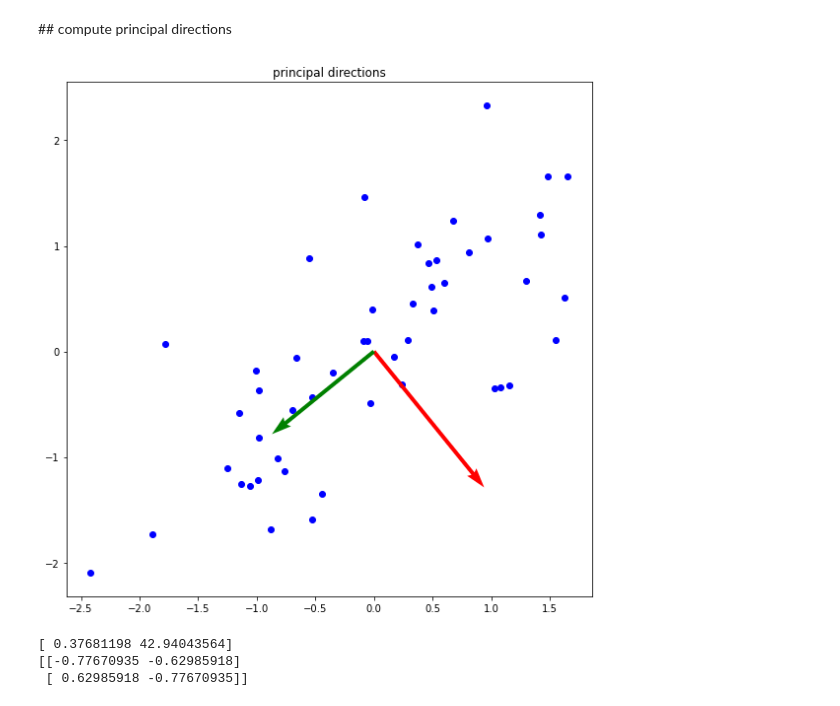
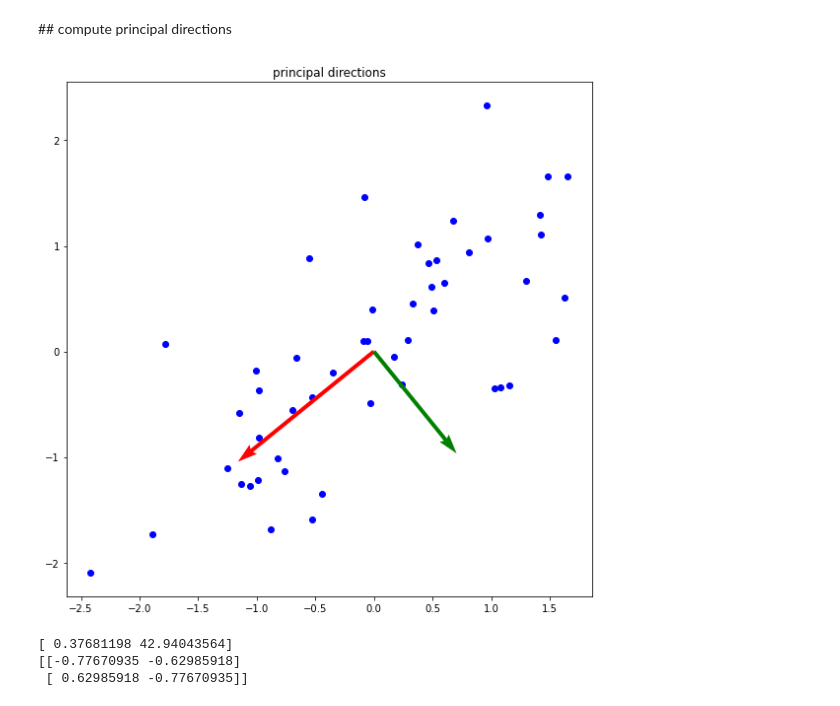
Before and after one commit to YJbonobono/assignment-machine-learning, a Jupyter notebook: 12/assignment_12_new.ipynb, the cells around one changed output. Cells and saved outputs as stored; diff of their text form; code cells hidden in the pictures.

```diff
--- a/12/assignment_12_new.ipynb
+++ b/12/assignment_12_new.ipynb
@@ -87,29 +87,29 @@ def compute_eigen(X):
 # %%
 plt.figure(figsize=(8,8))
 plt.title('principal directions')
 # ===================================================
 
 Sigma = compute_covariance(feature)
 S, U = np.linalg.eig(Sigma)
 origin = [0,0]
 
 # EigenValue
-pd1 = S[1]
-pd2 = S[0]
+pd1 = S[0]
+pd2 = S[1]
 
 # EigenVector
-eigvec1 = U[1]
-eigvec2 = U[0]
+eigvec1 = U[0]
+eigvec2 = U[1]
 
 plt.scatter(x, y, color='blue')
 plt.quiver(*origin, *eigvec1, color=['r'], scale=3)
 plt.quiver(*origin, *eigvec2, color=['g'], scale=4)
 
 # ===================================================
 plt.tight_layout()
 plt.show()
 # %% [output]
-[figure, old version]
+[figure, new version]
 # %%
 print(S)
 print(U)
```
Also changed, not shown: parts of 3 cells of this notebook.
